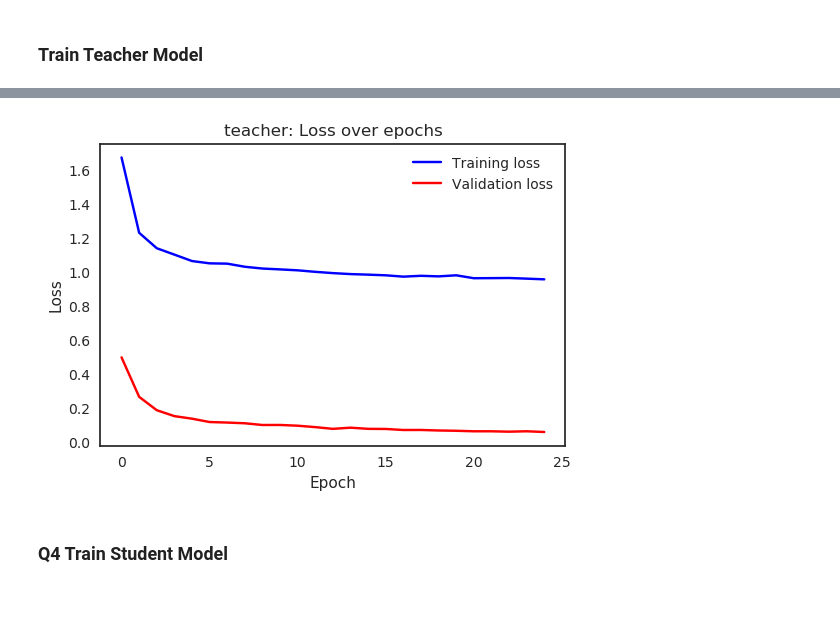
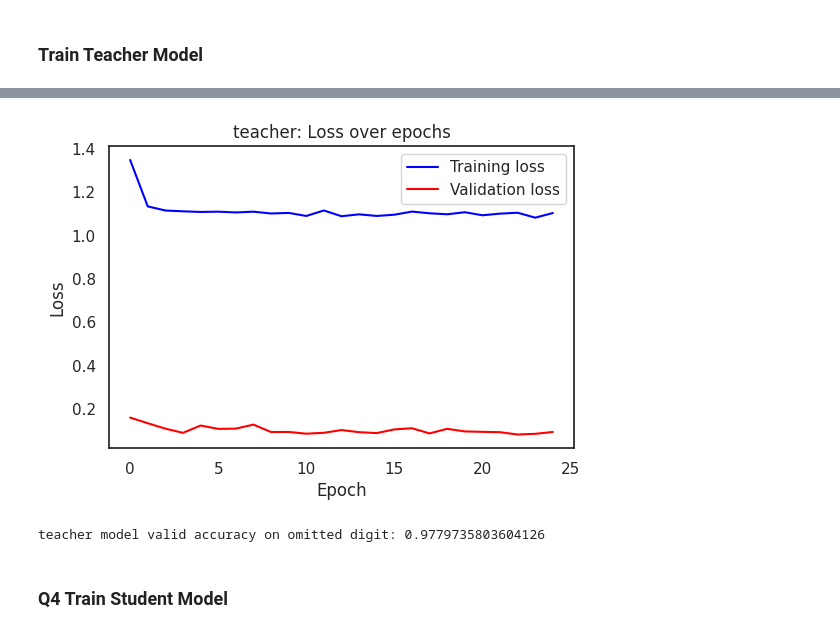
Before and after one commit to gamecicn/ECE661_FinalProject, a Jupyter notebook: notebooks/yw/question4_dropout.ipynb, the cells around one changed output, grey strips where cells are left out. Saved outputs shown, nothing was run; the diff lists cells and outputs as text; code cells hidden in the pictures; blank space fills up the shorter version.

```diff
--- a/notebooks/yw/question4_dropout.ipynb
+++ b/notebooks/yw/question4_dropout.ipynb
@@ -49,11 +50,13 @@ random.seed(RANDOM_SEED)
 Device: cuda
 # %%
 # construct dataset
-data_transforms = transforms.Compose([transforms.RandomCrop(size=28, padding=2),
-                                      transforms.ToTensor()])
+data_transforms = {'train': transforms.Compose([transforms.RandomCrop(size=IMG_SIZE, padding=1),
+                                      transforms.ToTensor()]),
+                   'test': transforms.Compose([transforms.ToTensor()])}
+
 # total train set
 train_set = torchvision.datasets.MNIST('./data/', train=True, download=True,
-                 transform=data_transforms)
+                 transform=data_transforms['train'])
 train_loader = torch.utils.data.DataLoader(train_set, batch_size=TRAIN_BATCH_SIZE, shuffle=True)
 
 # random omit one digit train set
@@ -65,7 +68,7 @@ left_train_loader = torch.utils.data.DataLoader(left_train_data, batch_size=TRAI
 
 # total test set
 test_set = torchvision.datasets.MNIST('./data/', train=False, download=True,
-                 transform=data_transforms)
+                 transform=data_transforms['test'])
 test_loader = torch.utils.data.DataLoader(test_set, batch_size=VAL_BATCH_SIZE, shuffle=True)
 
 # omit digit test set
@@ -99,6 +118,6 @@ check left training images after omitting digit 1
 # %%
-print(f"check validation images after omitting digit {omit_digit}")
-_, (example_data, example_targets) = next(enumerate(test_loader))
+print(f"check validation images of omiited digit {omit_digit}")
+_, (example_data, example_targets) = next(enumerate(omit_test_loader))
 
 fig = plt.figure(figsize=(18, 4))
 for i in range(9):
@@ -321,8 +340,6 @@ class StudentNet(nn.Module):
 # %% [markdown]
 ### Train Teacher Model
 # %%
-LeNet5_CHECKPOINT = "LeNet5_trained_parameters.pt"
-
 model_teacher = LeNet5(N_CLASSES, DROPOUT).to(DEVICE)
 
 if os.path.exists(LeNet5_CHECKPOINT):
@@ -334,7 +351,7 @@ else:
     # If model not trained
     print("==========> Not find checkpoint, train")
 
-    LEARNING_RATE = 0.001
+    LEARNING_RATE = 0.01
     N_EPOCHS = 25
     optimizer = torch.optim.Adam(model_teacher.parameters(), lr=LEARNING_RATE)
     train_criterion = nn.CrossEntropyLoss()
@@ -349,5 +366,8 @@ else:
 
     # Save model
     torch.save(model_teacher.state_dict(), LeNet5_CHECKPOINT)
+
+valid_acc = get_accuracy(model_teacher, omit_test_loader, DEVICE)
+print(f"\nteacher model valid accuracy on omitted digit: {valid_acc}")
 # %% [output]
 ==========> Not find checkpoint, train
@@ -370,4 +390,5 @@ else:
-[figure, old version]
+[figure, new version]
+teacher model valid accuracy on omitted digit: 0.9779735803604126
 # %% [markdown]
 ### Q4 Train Student Model
 # %% [markdown]
```
Also changed, not shown: parts of 17 cells of this notebook.
